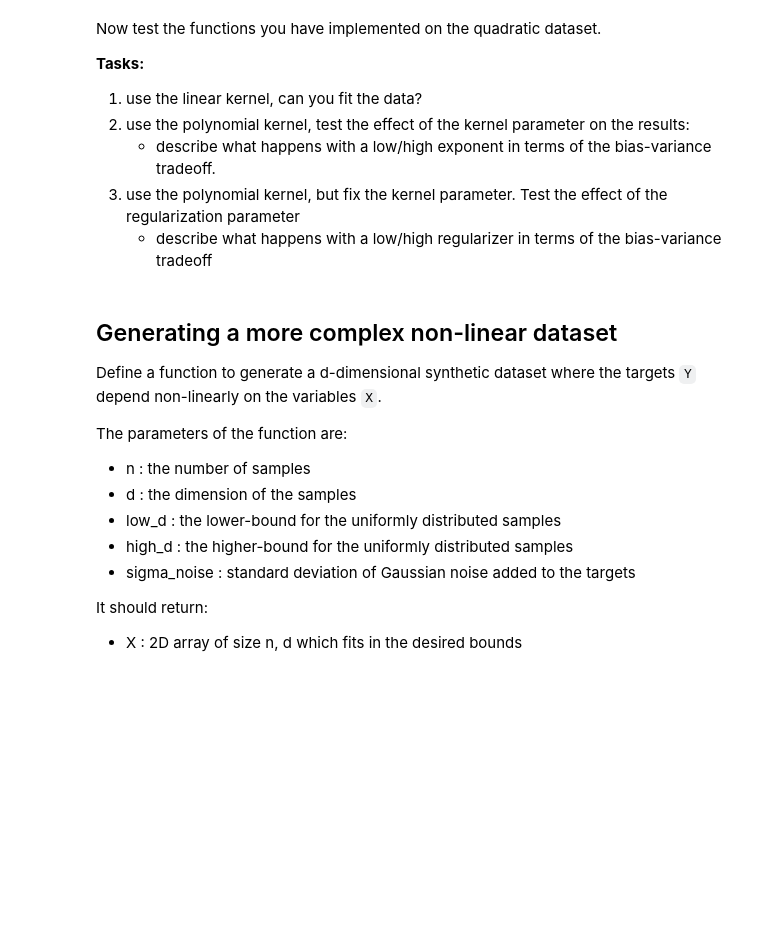
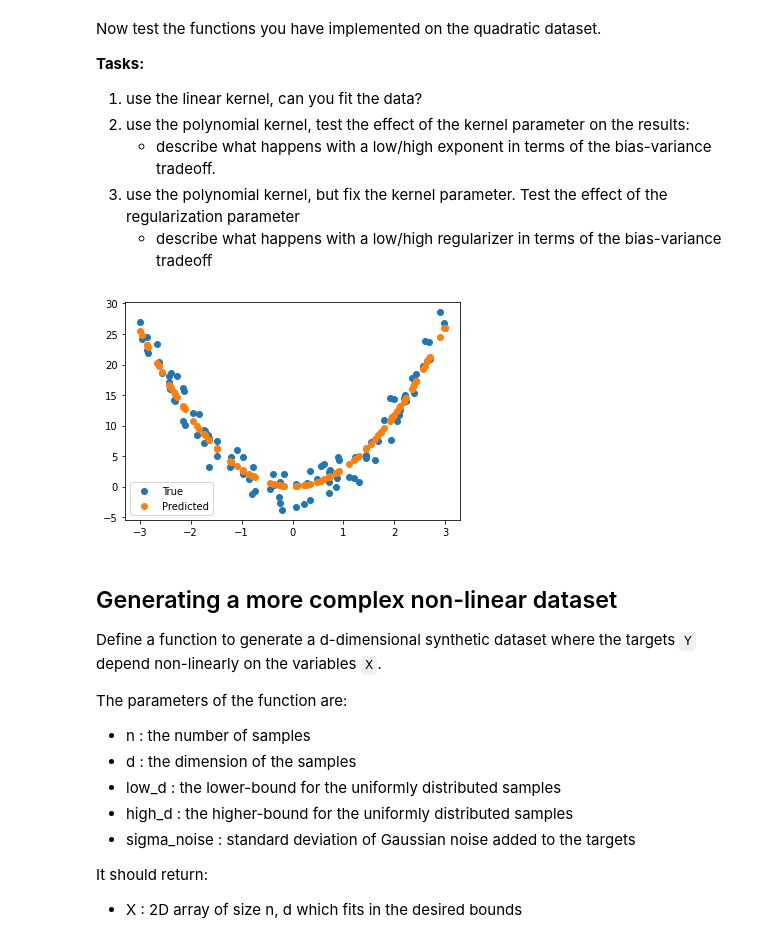
Before and after one commit to invzz/ML_LAB, a Jupyter notebook: Lab 5 - Kernel Regularized Least Squares.ipynb, the cells around one changed output. Drawn from its saved outputs; the diff is of its cells as text; code cells hidden in the pictures; blank space fills up the shorter version.

```diff
--- a/Lab 5 - Kernel Regularized Least Squares.ipynb
+++ b/Lab 5 - Kernel Regularized Least Squares.ipynb
@@ -180,10 +198,14 @@ and then predictions on some new point $\tilde{x}$ are given by
 $$f^{\mathrm{KRLS}}(\tilde{x}) = k(\tilde{x}, X^{\mathrm{train}}) w$$
 # %%
 def krls_train(x, y, reg_par, kernel_type, kernel_par):
-    w = np.linalg.solve(...)
+    K_hat = kernel_matrix(x, x, kernel_type,  kernel_par )
+    n,d = K_hat.shape
+    a = K_hat + (reg_par * n * np.identity(n))
+    w = np.linalg.solve(a, y)
     return w
+
 def krls_predict(x_ts, x_tr, w, kernel_type, kernel_par):
-    ...
+    return kernel_matrix(x_ts, x_tr, kernel_type, kernel_par) @ w
 # %% [markdown]
 Now test the functions you have implemented on the quadratic dataset.
 
@@ -196,13 +218,15 @@ Now test the functions you have implemented on the quadratic dataset.
 # %%
 x_tr, y_tr = quadratic_data_gen(100, np.array([3]), 2.0)
 
-w_krls = krls_train(x_tr, y_tr, reg_par=..., kernel_type="polynomial", kernel_par=...)
-pred_tr = krls_predict(x_tr, x_tr, w_krls, kernel_type="polynomial", kernel_par=...)
-
+w_krls = krls_train(x_tr, y_tr, reg_par=0.5, kernel_type="polynomial", kernel_par=2)
+pred_tr = krls_predict(x_tr, x_tr, w_krls, kernel_type="polynomial", kernel_par=2)
+#
 fig, ax = plt.subplots()
 ax.scatter(x_tr, y_tr, label="True")
 ax.scatter(x_tr, pred_tr, label="Predicted")
 ax.legend(loc="best");
+# %% [output]
+[figure, added]
 # %% [markdown]
 ## Generating a more complex non-linear dataset
 
```
Also changed, not shown: parts of 11 cells of this notebook.
